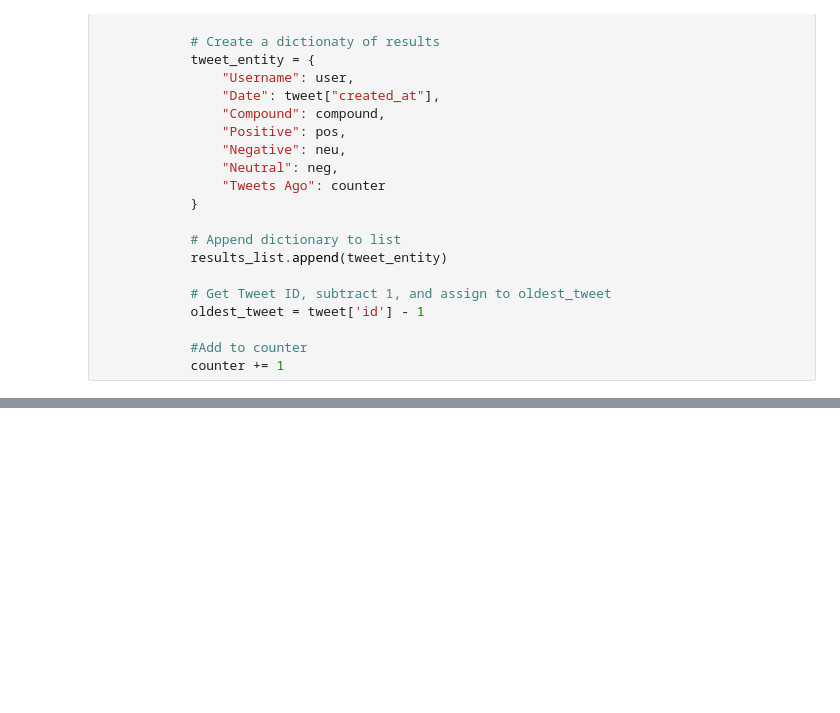
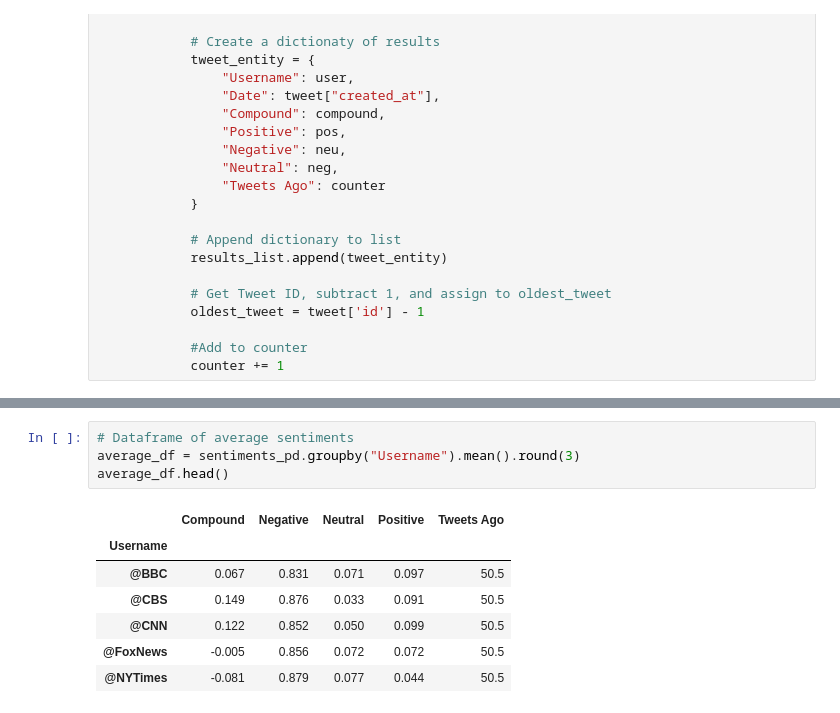
Before and after one commit to Tom2shoes/sentiment_analysis, a Jupyter notebook: twitter_analysis.ipynb, the cells around one changed output, grey strips where cells are left out. Drawn from its saved outputs; the diff is of its cells as text; blank space fills up the shorter version.

```diff
--- a/twitter_analysis.ipynb
+++ b/twitter_analysis.ipynb
@@ -76,0 +104,12 @@ sentiments_pd.shape
+# %%
+# Dataframe of average sentiments
+average_df = sentiments_pd.groupby("Username").mean().round(3)
+average_df.head()
+# %% [output]
+|  | Compound | Negative | Neutral | Positive | Tweets Ago |
+| Username |  |  |  |  |  |
+| @BBC | 0.067 | 0.831 | 0.071 | 0.097 | 50.5 |
+| @CBS | 0.149 | 0.876 | 0.033 | 0.091 | 50.5 |
+| @CNN | 0.122 | 0.852 | 0.050 | 0.099 | 50.5 |
+| @FoxNews | -0.005 | 0.856 | 0.072 | 0.072 | 50.5 |
+| @NYTimes | -0.081 | 0.879 | 0.077 | 0.044 | 50.5 |
```
Also changed, not shown: parts of 5 cells of this notebook, 3 other files.
